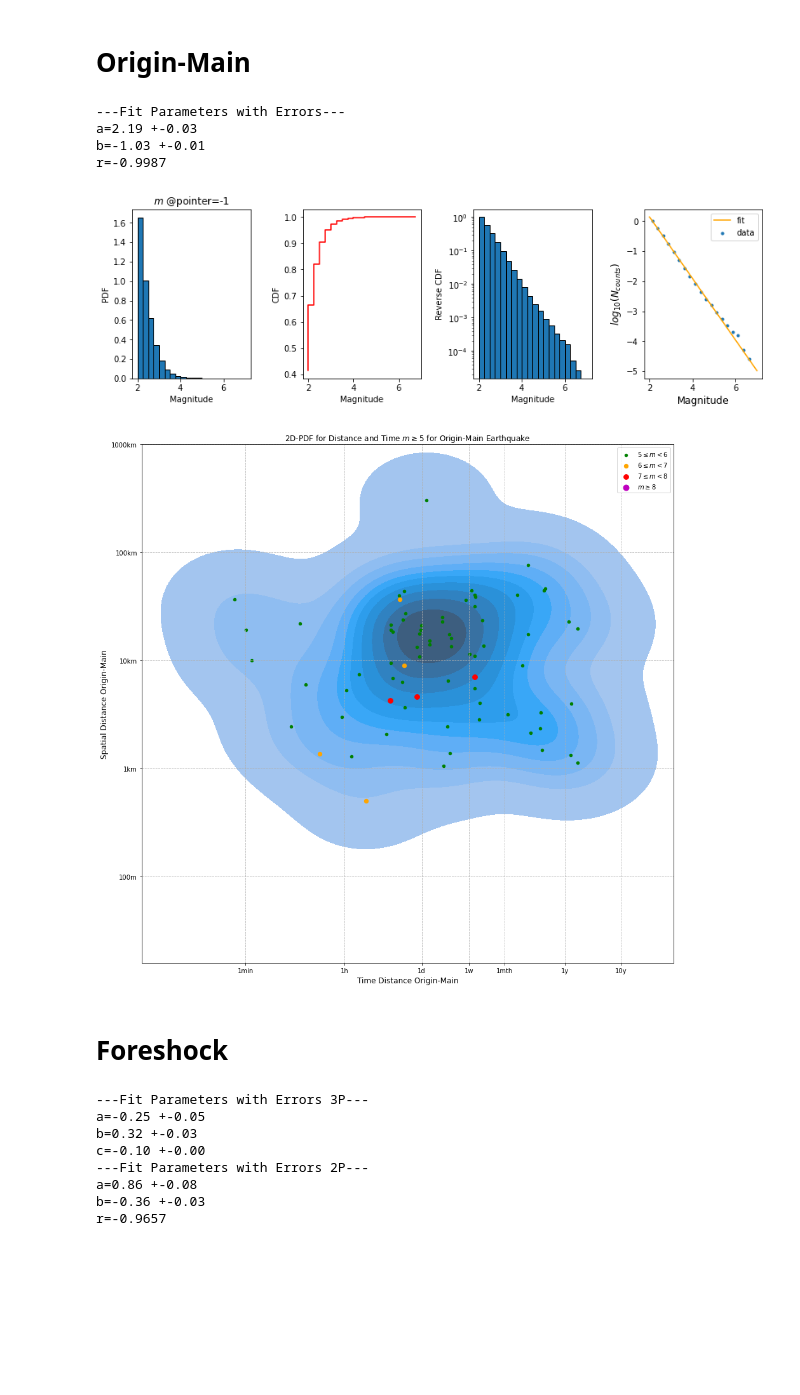
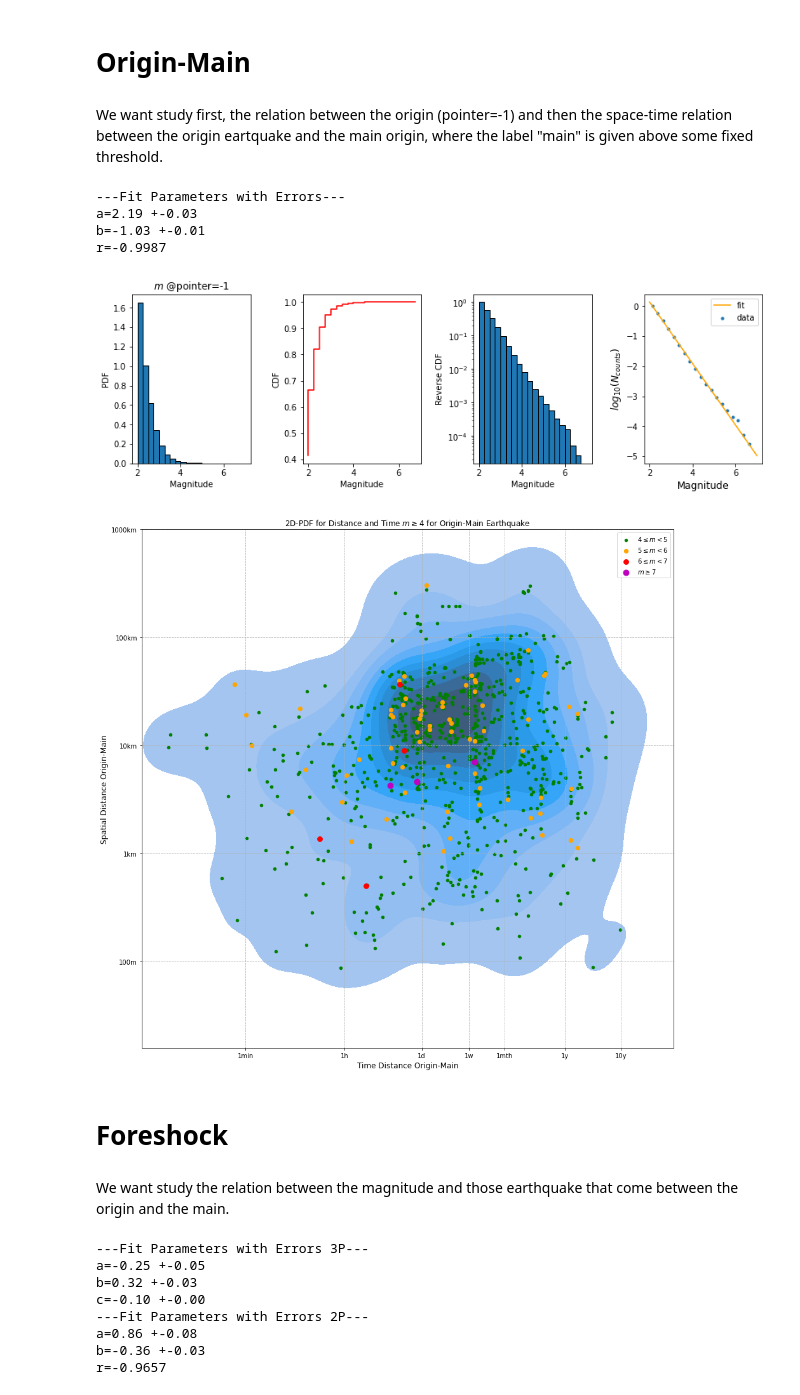
Before and after one commit to andreazanola98/Earthquake-Data-Analysis, a Jupyter notebook: Andrea.ipynb, the cells around one changed output. Saved outputs shown, nothing was run; the diff lists cells and outputs as text; code cells hidden in the pictures; blank space fills up the shorter version.

```diff
--- a/Andrea.ipynb
+++ b/Andrea.ipynb
@@ -4,9 +4,12 @@ import matplotlib.pyplot as plt
 import numpy as np
 from scipy import optimize,stats
 import seaborn as sns
+from bokeh.models import CrosshairTool
+from bokeh.models import HoverTool
+from bokeh.plotting import figure, output_file, show
 from matplotlib.ticker import MultipleLocator
 url='https://raw.githubusercontent.com/rossetl/Earthquake-Data-Analysis/main/SouthCalifornia-1982-2011_Physics-of-Data.dat'
-labels=['#', 'pointer','t', 'mag', 'lat', 'long', 'dep']
+labels=['#', 'pointer','t', 'mag', 'x', 'y', 'z'] #lat-> x long ->y dep-> z
 df=pd.read_csv(url,sep="\s",names=labels,engine='python')
 df=df.drop(columns=['#'])
 df=df.sort_values(by='t')
@@ -18,7 +21,6 @@ def bta(mth):
     i1 = df['pointer'][mask].to_numpy()
     origin=0
     originv=0
-    nv=0
     for i in range(len(i1)):
         mask1=[]
         mask1=[i1[i]]
@@ -39,29 +41,31 @@ def f(x,a,b):
     return f
 # %% [markdown]
 # Origin-Main
+# %% [markdown]
+We want study first, the relation between the origin (pointer=-1) and then the space-time relation between the origin eartquake and the main origin, where the label "main" is given above some fixed threshold.
 # %%
 #------------MAIN-ORIGIN Magnitude-Study---------------
 fig0, ax0 = plt.subplots(1,4,figsize=(12,4))
 fig0.tight_layout(pad=3.0)
 
-counts, bins, bars = ax0[0].hist(df['mag'][df['pointer']==-1], bins=np.linspace(2,7,25-4),edgecolor='black',density=1)
+counts00, bins00, bars = ax0[0].hist(df['mag'][df['pointer']==-1], bins=np.linspace(2,7,25-4),
+                                     edgecolor='black',density=1)
 ax0[0].set_xlabel('Magnitude')
 ax0[0].set_ylabel('PDF')
 ax0[0].set_title('$m$ @pointer=-1')
-
-ax0[1].step(bins[:-1],counts.cumsum()/np.sum(counts),color='red')
+ax0[1].step(bins[:-1],counts00.cumsum()/np.sum(counts00),color='red')
 ax0[1].set_xlabel('Magnitude')
 ax0[1].set_ylabel('CDF');
 
-counts, bins, bars = ax0[2].hist(df['mag'][df['pointer']==-1], bins=np.linspace(2,7,25-4),edgecolor='black',
-                                 density='cumulative',cumulative=-1)
+counts01, bins01, bars = ax0[2].hist(df['mag'][df['pointer']==-1], bins=np.linspace(2,7,25-4),
+                                     edgecolor='black',density='cumulative',cumulative=-1)
 ax0[2].set_yscale('log')
 ax0[2].set_xlabel('Magnitude')
 ax0[2].set_ylabel('Reverse CDF')
 
-logmB=np.log10(counts[:-1])
-xB=(bins[:-2]+bins[1:-1])/2
-B=optimize.curve_fit(f,xB,logmB,sigma=counts[:-1]**(-0.5),p0=[6,-1])  #poisson error is assumed
+logmB=np.log10(counts01[:-1])
+xB=(bins01[:-2]+bins01[1:-1])/2
+B=optimize.curve_fit(f,xB,logmB,sigma=counts01[:-1]**(-0.5),p0=[6,-1])  #poisson error is assumed
 resB = stats.linregress(xB, logmB)
 
 xx=np.linspace(2,7,100)
@@ -76,20 +80,20 @@ print('a=%.2f'%B[0][0],'+-%.2f'%B[1][0,0]**0.5)
 print('b=%.2f'%B[0][1],'+-%.2f'%B[1][1,1]**0.5)
 print('r=%.4f'%resB.rvalue)
 
-mth=5  #---CHOOSE MTH HERE-----
+mth=4  #---CHOOSE MTH HERE-----
 
 origin,originv=bta(mth)#we call the back tree-alg
 mask=(df['mag']>=mth) & (df['pointer']!=-1)
 i1 = df['pointer'][mask].to_numpy()
 dtmc=df['t'][mask].to_numpy()-df['t'][origin].to_numpy()
-x1=(df['lat'][mask].to_numpy()-df['lat'][origin].to_numpy())**2
-y1=(df['long'][mask].to_numpy()-df['long'][origin].to_numpy())**2
-z1=(df['dep'][mask].to_numpy()-df['dep'][origin].to_numpy())**2
+x1=(df['x'][mask].to_numpy()-df['x'][origin].to_numpy())**2
+y1=(df['y'][mask].to_numpy()-df['y'][origin].to_numpy())**2
+z1=(df['z'][mask].to_numpy()-df['z'][origin].to_numpy())**2
 drmc=(x1+y1+z1)**0.5
 dfr=pd.DataFrame({'dtmc': dtmc/c, 'drmc': drmc/1000,'mag':df['mag'][mask]})
 
+
 #------------Time & Distance PDF ---------------
-
 fig1, ax1 = plt.subplots(figsize=(15,15))
 lev=[0.01,0.1,0.2,0.3,0.4,0.5,0.6,0.7,0.8,0.9,1]
 
@@ -97,34 +101,36 @@ sns.kdeplot(x=np.log10(dfr['dtmc']), y=np.log10(dfr['drmc']),fill='true',ax=ax1,
 ax1.set_xlabel('Time Distance Origin-Main',size=12)
 ax1.set_ylabel('Spatial Distance Origin-Main',size=12)
 ax1.set_title('2D-PDF for Distance and Time $m\geq%.0f$ for Origin-Main Earthquake'%mth)
 ax1.set_xticks([-3.15,-1.38,0,0.85,1.48,2.56,3.56]) #-3.15 -> 1min  -- -4.93 -> 1sec
 ax1.set_xticklabels(['1min','1h','1d','1w','1mth','1y','10y']);
 ax1.set_yticks([-1,0,1,2,3,4])
 ax1.set_yticklabels(['100m','1km','10km','100km','1000km','10000km'])
 ax1.set_xlim(-5,4.5)
 ax1.set_ylim(-1.8,3)
 ax1.grid(which='both',b=1, linestyle='dashed')
 
 mask1=(df['mag']<(mth+1)) & (df['mag']>=mth)
 ax1.scatter(np.log10(dfr['dtmc'][mask1]),np.log10(dfr['drmc'][mask1]),
            color='green',label=r'$%s\leq m<%s$'%(mth,mth+1),s=20)
 mask1=(df['mag']<(mth+2)) & (df['mag']>=(mth+1))
 ax1.scatter(np.log10(dfr['dtmc'][mask1]),np.log10(dfr['drmc'][mask1]),
            color='orange',label=r'$%s\leq m<%s$'%(mth+1,mth+2),s=40)
 mask1=(df['mag']<(mth+3)) & (df['mag']>=(mth+2))
 ax1.scatter(np.log10(dfr['dtmc'][mask1]),np.log10(dfr['drmc'][mask1]),
            color='red',label=r'$%s\leq m<%s$'%(mth+2,mth+3),s=60)
 mask1=dfr['mag']>=(mth+3)
 ax1.scatter(np.log10(dfr['dtmc'][mask1]),np.log10(dfr['drmc'][mask1]),
            color='m',label='$m\geq%s$'%(mth+3),s=80)
 ax1.legend();
 # %% [output]
 ---Fit Parameters with Errors---
 a=2.19 +-0.03
 b=-1.03 +-0.01
 r=-0.9987
 [figure]
-[figure, old version]
+[figure, new version]
 # %% [markdown]
 # Foreshock
+# %% [markdown]
+We want study the relation between the magnitude and those earthquake that come between the origin and the main.
 # %%
```
Also changed, not shown: parts of 8 cells of this notebook.
